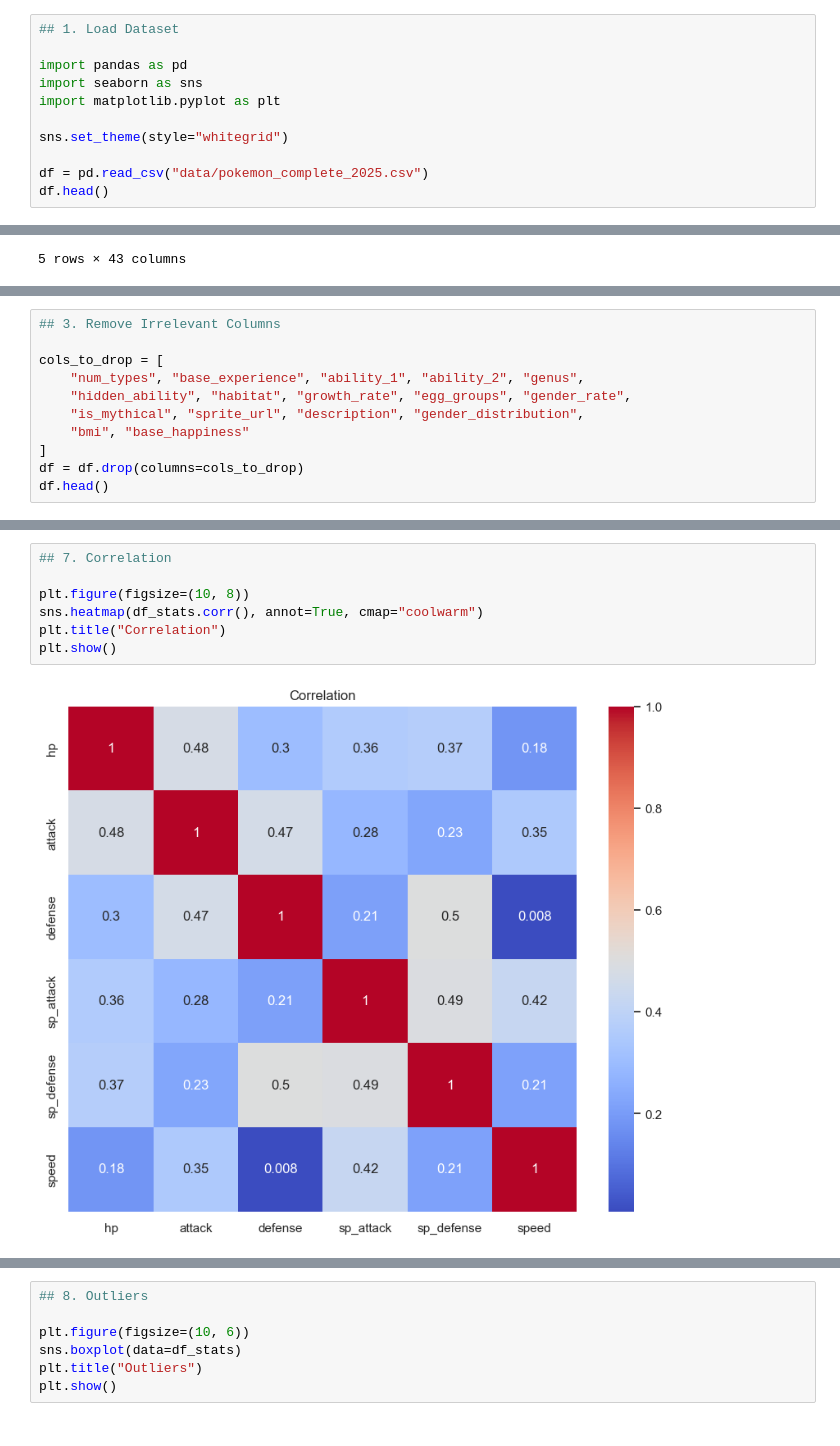
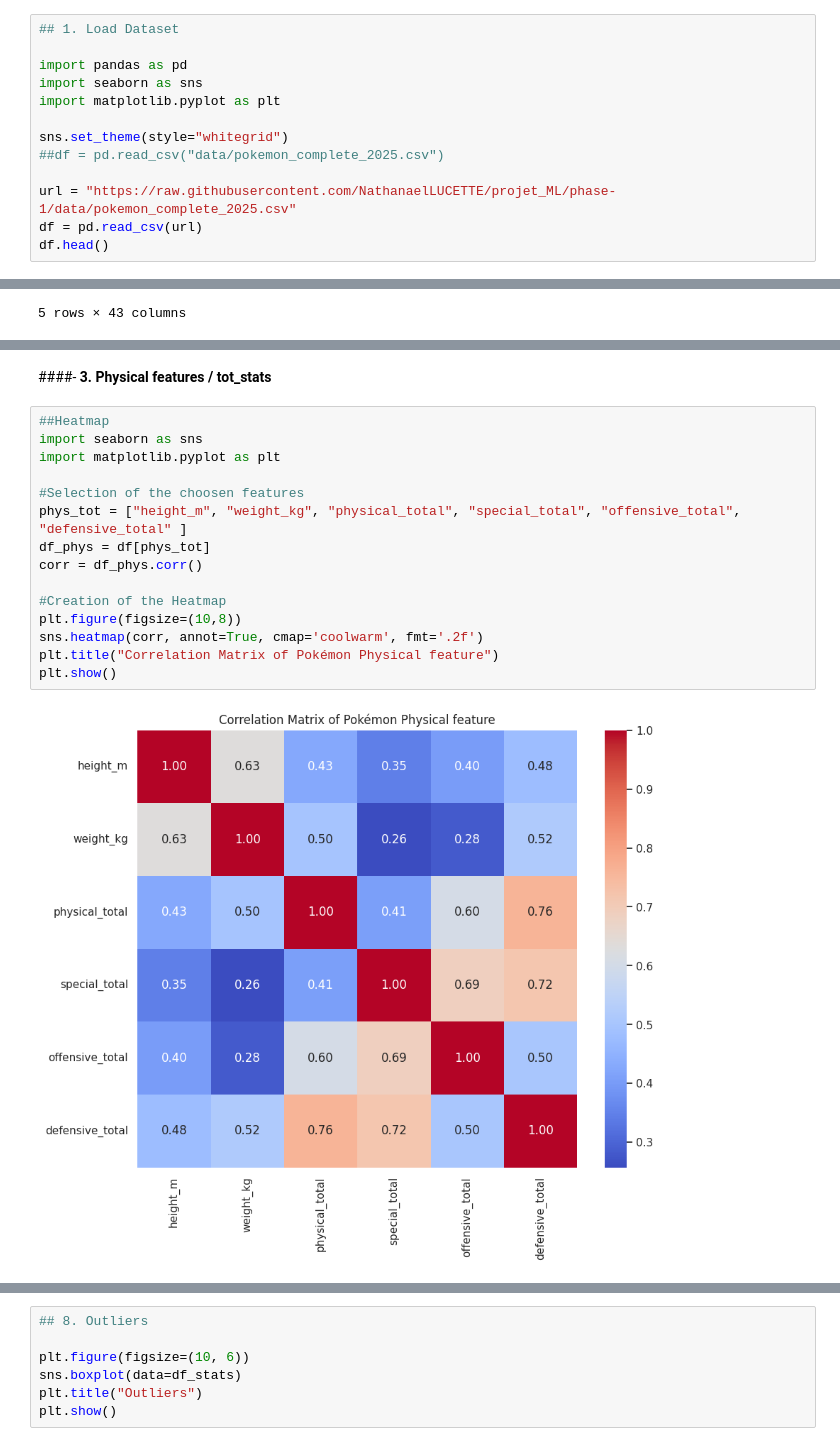
Before and after one commit to NathanaelLUCETTE/projet_ML, a Jupyter notebook: pokemon_clustering_project.ipynb, the cells around one changed output, grey strips where cells are left out. Cells and saved outputs as stored; diff of their text form.

Commit message:
Modification de la phase-1 de test pour inclure les tests sur les autres features

```diff
--- a/pokemon_clustering_project.ipynb
+++ b/pokemon_clustering_project.ipynb
@@ -10,8 +232,10 @@ import seaborn as sns
 import matplotlib.pyplot as plt
 
 sns.set_theme(style="whitegrid")
+##df = pd.read_csv("data/pokemon_complete_2025.csv")
 
-df = pd.read_csv("data/pokemon_complete_2025.csv")
+url = "https://raw.githubusercontent.com/NathanaelLUCETTE/projet_ML/phase-1/data/pokemon_complete_2025.csv"
+df = pd.read_csv(url)
 df.head()
 # %% [output]
 |  | pokedex_id | name | genus | generation | type_1 | type_2 | num_types | hp | attack | defense | ... |
@@ -54,14 +280,3 @@ memory usage: 316.4 KB
 | 75% | 769.000000 | 2.000000 | 85.000000 | 100.000000 | 90.000000 | 90.000000 | 86.000000 | 88.000000 | 508.000000 | ... |
 | max | 1025.000000 | 2.000000 | 255.000000 | 181.000000 | 230.000000 | 173.000000 | 230.000000 | 200.000000 | 720.000000 | ... |
 8 rows × 22 columns
-# %%
-## 3. Remove Irrelevant Columns
-
-cols_to_drop = [
-    "num_types", "base_experience", "ability_1", "ability_2", "genus",
-    "hidden_ability", "habitat", "growth_rate", "egg_groups", "gender_rate",
-    "is_mythical", "sprite_url", "description", "gender_distribution",
-    "bmi", "base_happiness"
-]
-df = df.drop(columns=cols_to_drop)
-df.head()
@@ -105,9 +371,19 @@ plt.show()
+# %% [markdown]
+####- **3. Physical features / tot_stats**
 # %%
-## 7. Correlation
+##Heatmap
+import seaborn as sns
+import matplotlib.pyplot as plt
 
-plt.figure(figsize=(10, 8))
-sns.heatmap(df_stats.corr(), annot=True, cmap="coolwarm")
-plt.title("Correlation")
+#Selection of the choosen features
+phys_tot = ["height_m", "weight_kg", "physical_total", "special_total", "offensive_total", "defensive_total" ]
+df_phys = df[phys_tot]
+corr = df_phys.corr()
+
+#Creation of the Heatmap
+plt.figure(figsize=(10,8))
+sns.heatmap(corr, annot=True, cmap='coolwarm', fmt='.2f')
+plt.title("Correlation Matrix of Pokémon Physical feature")
 plt.show()
 # %% [output]
-[figure, old version]
+[figure, new version]
```
Also changed, not shown: parts of 33 cells of this notebook.
